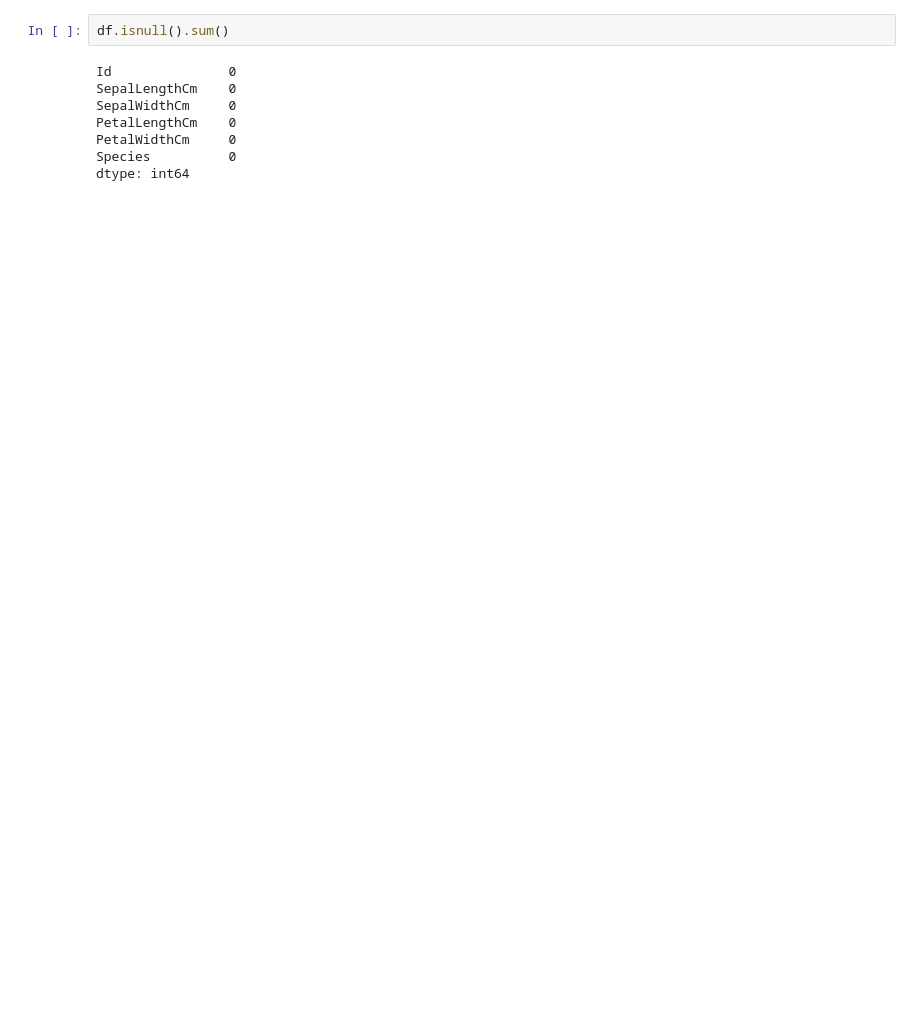
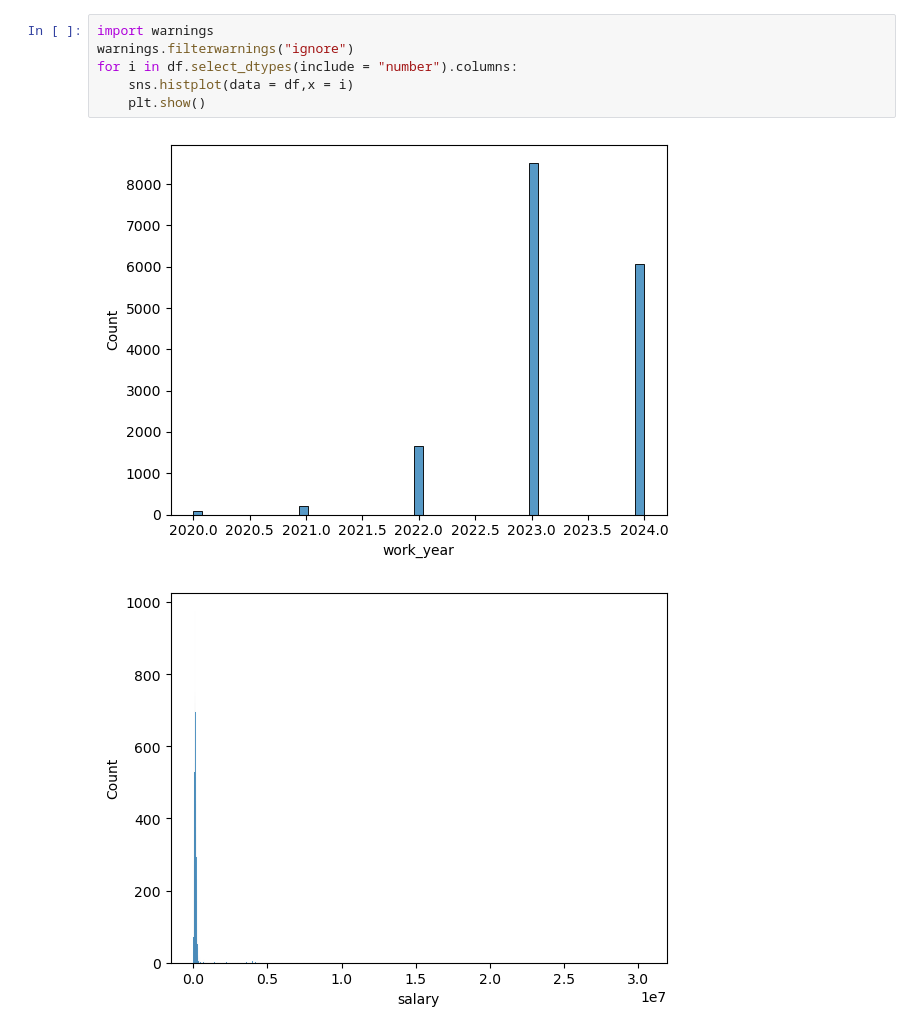
Before and after one commit to 18l5143/Data-Analyst-Portfolio, a Jupyter notebook: EDA in Pandas.ipynb, the cells around one changed output. Saved outputs shown, nothing was run; the diff lists cells and outputs as text; blank space fills up the shorter version.

```diff
--- a/EDA in Pandas.ipynb
+++ b/EDA in Pandas.ipynb
@@ -70,10 +67,9 @@ df.describe()
-# %%
-df.isnull().sum()
-# %% [output]
-Id               0
-SepalLengthCm    0
-SepalWidthCm     0
-PetalLengthCm    0
-PetalWidthCm     0
-Species          0
-dtype: int64
+# %%
+import warnings
+warnings.filterwarnings("ignore")
+for i in df.select_dtypes(include = "number").columns:
+    sns.histplot(data = df,x = i)
+    plt.show()
+# %% [output]
+[figure, added]
+[figure, added]
```
Also changed, not shown: parts of 22 cells of this notebook.
